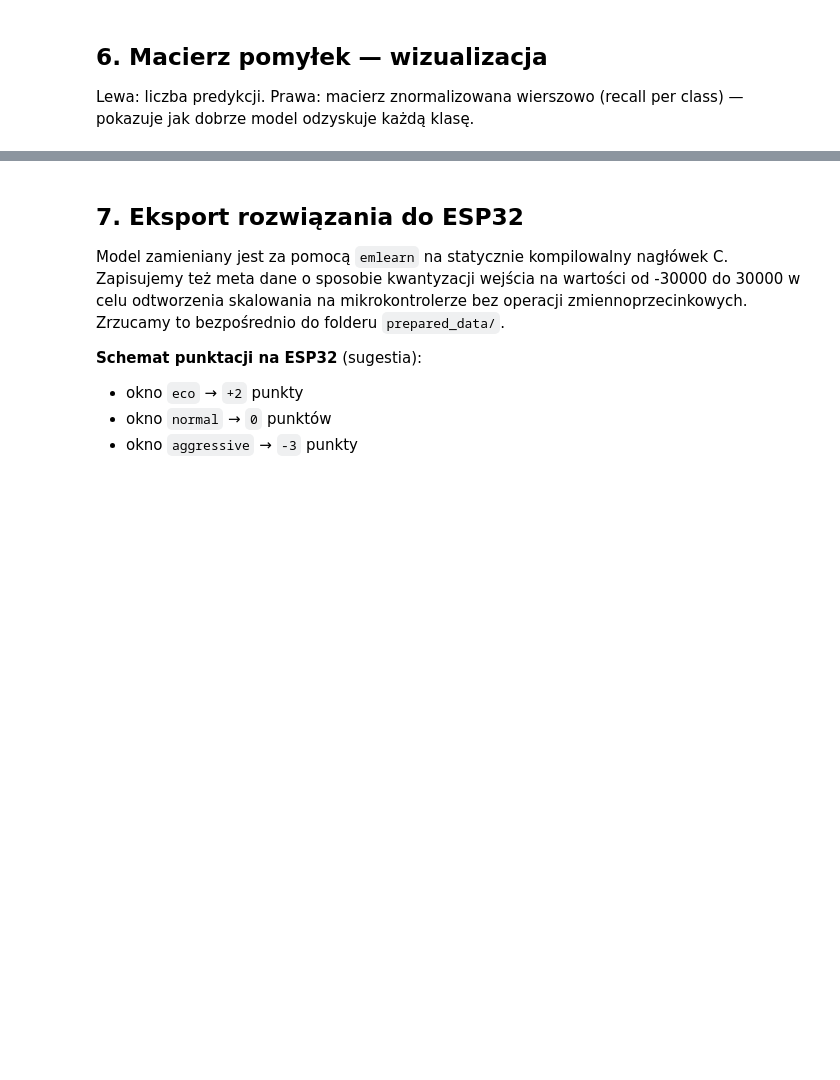
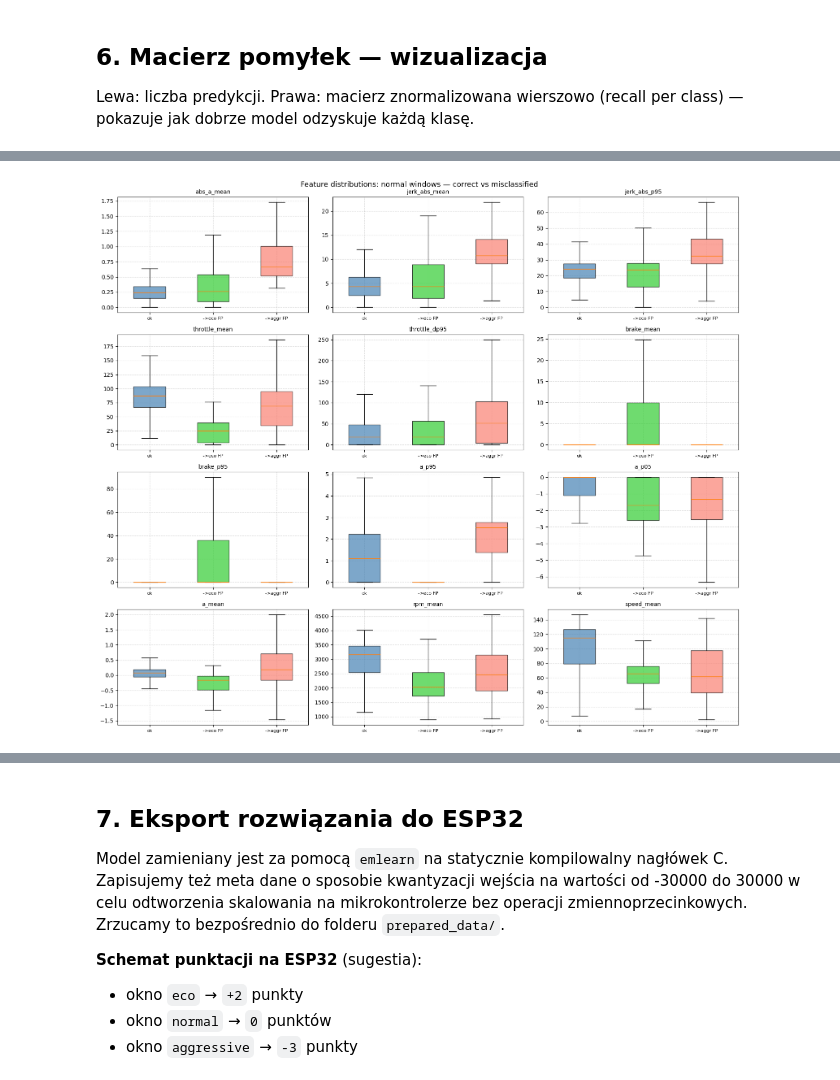
Before and after one commit to puhaty/mgr_project, a Jupyter notebook: ML_training.ipynb, the cells around one changed output, grey strips where cells are left out. Cells and saved outputs as stored; diff of their text form; code cells hidden in the pictures; blank space fills up the shorter version.

```diff
--- a/ML_training.ipynb
+++ b/ML_training.ipynb
@@ -330,0 +338,84 @@ plt.show()
+# %%
+import matplotlib.pyplot as plt
+
+# Build test dataframe with true/predicted labels and raw (unquantized) feature values
+test_df = X_test.copy()
+test_df["y_true"] = y_test.values
+test_df["y_pred"] = y_pred
+
+# Misclassification groups for the dominant class (normal)
+mask_norm_true = test_df["y_true"] == "normal"
+mask_norm_ok   = mask_norm_true & (test_df["y_pred"] == "normal")
+mask_norm_eco  = mask_norm_true & (test_df["y_pred"] == "eco")
+mask_norm_aggr = mask_norm_true & (test_df["y_pred"] == "aggressive")
+
+groups_masks = {
+    "normal->normal (ok)":     mask_norm_ok,
+    "normal->eco (FP)":        mask_norm_eco,
+    "normal->aggressive (FP)": mask_norm_aggr,
+}
+
+# Features most relevant to pseudo-label decision rules
+KEY_FEATURES = [
+    "abs_a_mean", "jerk_abs_mean", "jerk_abs_p95",
+    "throttle_mean", "throttle_dp95",
+    "brake_mean", "brake_p95",
+    "a_p95", "a_p05", "a_mean",
+    "rpm_mean", "speed_mean",
+]
+
+print("=== Sample counts ===")
+for name, mask in groups_masks.items():
+    print(f"  {name}: {mask.sum()}")
+
+print("\n=== Median feature values per group ===")
+stats = {name: test_df.loc[mask, KEY_FEATURES].median() for name, mask in groups_masks.items()}
+print(pd.DataFrame(stats).T.to_string())
+
+# Box plots — 4x3 grid
+fig, axes = plt.subplots(4, 3, figsize=(16, 14))
+axes = axes.flatten()
+colors = ["steelblue", "limegreen", "salmon"]
+group_labels = ["ok", "->eco FP", "->aggr FP"]
+
+for ax, feat in zip(axes, KEY_FEATURES):
+    data = [test_df.loc[mask, feat].values for mask in groups_masks.values()]
+    bp = ax.boxplot(data, patch_artist=True, showfliers=False, widths=0.5)
+    for patch, color in zip(bp["boxes"], colors):
+        patch.set_facecolor(color)
+        patch.set_alpha(0.7)
+    ax.set_title(feat, fontsize=10)
+    ax.set_xticks([1, 2, 3])
+    ax.set_xticklabels(group_labels, fontsize=8)
+    ax.grid(True, linestyle="--", alpha=0.4)
+
+for ax in axes[len(KEY_FEATURES):]:
+    ax.set_visible(False)
+
+plt.suptitle("Feature distributions: normal windows — correct vs misclassified", fontsize=13)
+plt.tight_layout()
+plt.show()
+
+# Percentile breakdown for false positives
+for name, mask in [("normal->eco FP", mask_norm_eco), ("normal->aggressive FP", mask_norm_aggr)]:
+    print(f"\n=== {name} — feature percentiles (25/50/75) ===")
+    print(test_df.loc[mask, KEY_FEATURES].describe().loc[["25%", "50%", "75%"]].to_string())
+
+# Overlap check: how many FP windows would PASS pseudo-label thresholds?
+print("\n=== Pseudo-label threshold overlap for normal->eco FP windows ===")
+fp = test_df.loc[mask_norm_eco]
+print(f"  abs_a_mean < 0.45:      {(fp['abs_a_mean'] < 0.45).mean():.1%}")
+print(f"  jerk_abs_mean < 0.9:    {(fp['jerk_abs_mean'] < 0.9).mean():.1%}")
+print(f"  throttle_mean < 22:     {(fp['throttle_mean'] < 22.0).mean():.1%}")
+print(f"  brake_mean < 20:        {(fp['brake_mean'] < 20.0).mean():.1%}")
+print(f"  rpm_mean < 2800:        {(fp['rpm_mean'] < 2800.0).mean():.1%}")
+print(f"  speed_mean in [20,95]:  {((fp['speed_mean']>=20)&(fp['speed_mean']<=95)).mean():.1%}")
+
+print("\n=== Pseudo-label threshold overlap for normal->aggressive FP windows ===")
+fa = test_df.loc[mask_norm_aggr]
+print(f"  a_p95 > 1.8:            {(fa['a_p95'] > 1.8).mean():.1%}")
+print(f"  a_p05 < -2.2:           {(fa['a_p05'] < -2.2).mean():.1%}")
+print(f"  jerk_abs_p95 > 28.0:     {(fa['jerk_abs_p95'] > 28.0).mean():.1%}")
+print(f"  throttle_dp95 > 120:    {(fa['throttle_dp95'] > 120.0).mean():.1%}")
+print(f"  brake_p95 > 180:        {(fa['brake_p95'] > 180.0).mean():.1%}")
+# %% [output]
@@ -330,0 +432 @@ plt.show()
+[figure, added]
```
Also changed, not shown: parts of 6 cells of this notebook, 3 other files.
